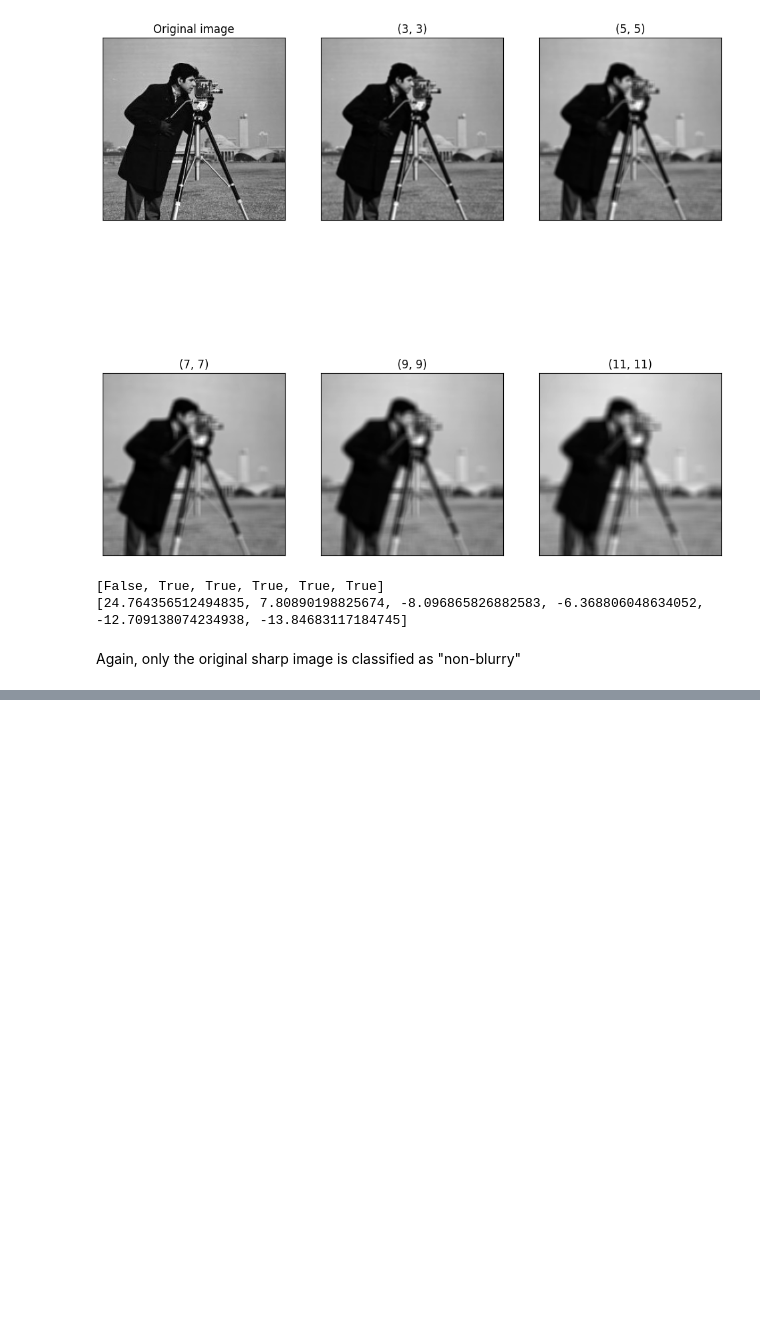
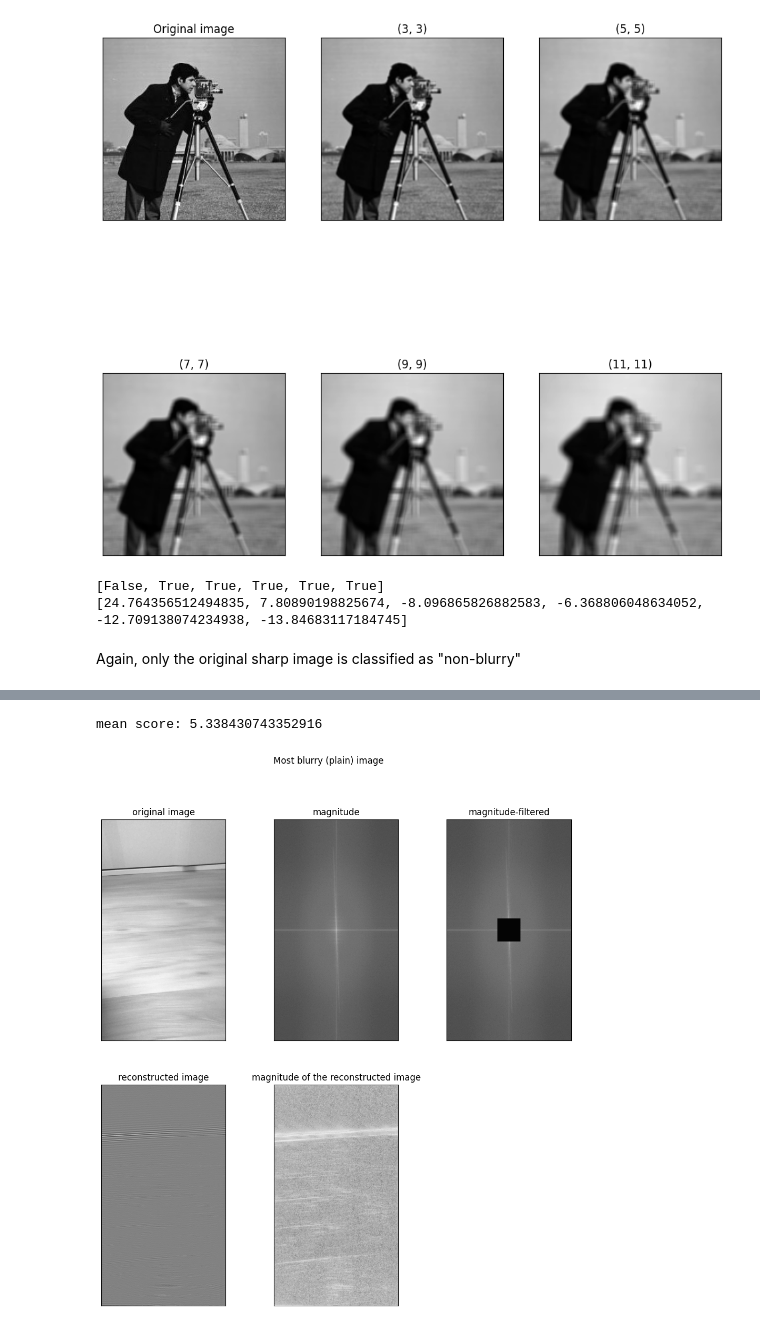
Before and after one commit to havardMoe/BlurDetectionDFT, a Jupyter notebook: code/blur_detection_results.ipynb, the cells around one changed output, grey strips where cells are left out. Cells and saved outputs as stored; diff of their text form; code cells hidden in the pictures; blank space fills up the shorter version.

```diff
--- a/code/blur_detection_results.ipynb
+++ b/code/blur_detection_results.ipynb
@@ -75,0 +117,6 @@ Again, only the original sharp image is classified as "non-blurry"
+# %%
+plot_steps(step_images[5], suptitle='Most blurry (plain) image')
+print(f'mean score: {scores[5]}')
+# %% [output]
+mean score: 5.338430743352916
+[figure, added]
```
Also changed, not shown: parts of 11 cells of this notebook, 8 other files.
